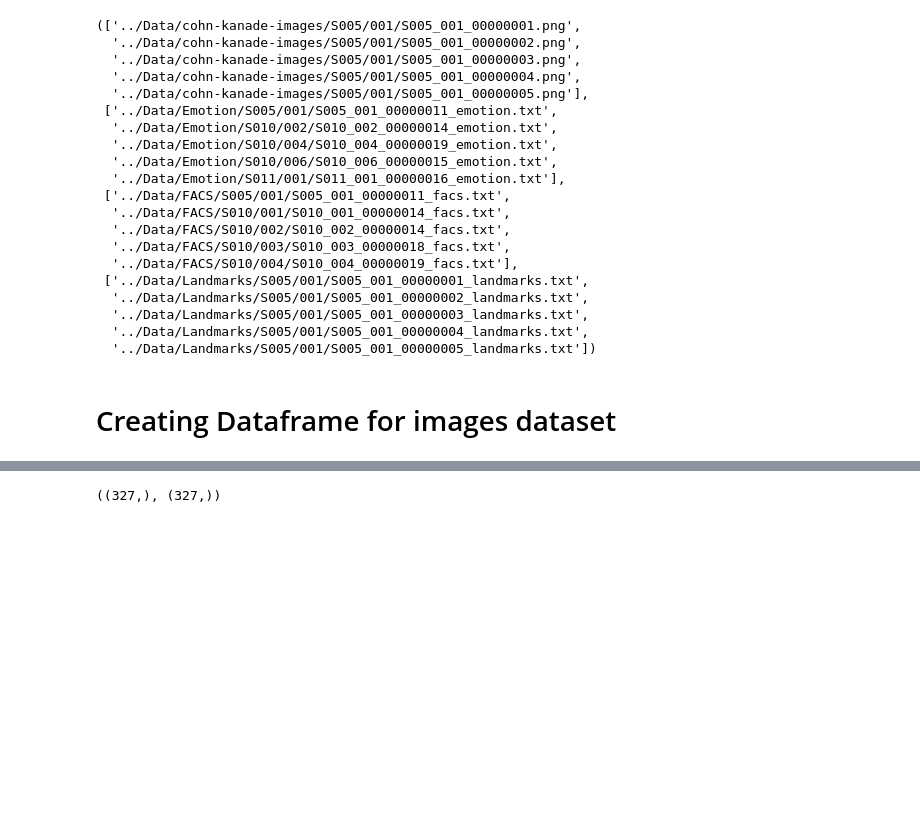
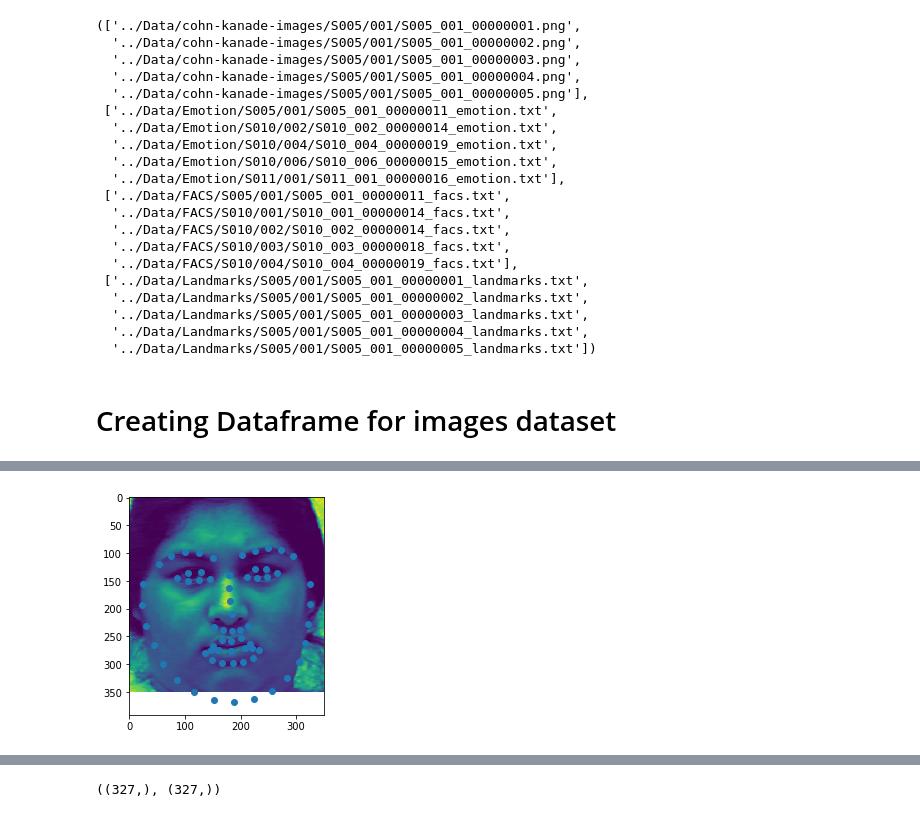
Before and after one commit to maxxiefjv/ACVPR-ExpressionInvariantFaceRecognition, a Jupyter notebook: Akul/FaceCrop.ipynb, the cells around one changed output, grey strips where cells are left out. Saved outputs shown, nothing was run; the diff lists cells and outputs as text; code cells hidden in the pictures; blank space fills up the shorter version.

Commit message:
Update Akul's code with the missing variable/cell + add shift for landmark data

```diff
--- a/Akul/FaceCrop.ipynb
+++ b/Akul/FaceCrop.ipynb
@@ -164,0 +245,8 @@ HTML(df_images[['label', 'im_neutral', 'im_neutral_crop', 'im_emotion', 'im_emot
+# %%
+ld, im = df_images.head(1)[['neutral_crop_landmarks', 'im_neutral_crop']].values[0]
+implot = plt.imshow(im)
+
+plt.scatter([ld[i][0] for i in range(68)], [ld[i][1] for i in range(68)])
+plt.show()
+# %% [output]
+[figure, added]
```
Also changed, not shown: parts of 43 cells of this notebook, 1 other file.
